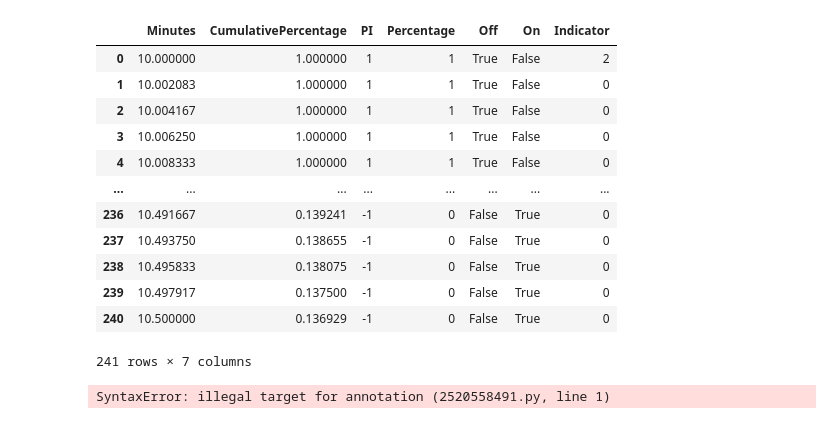
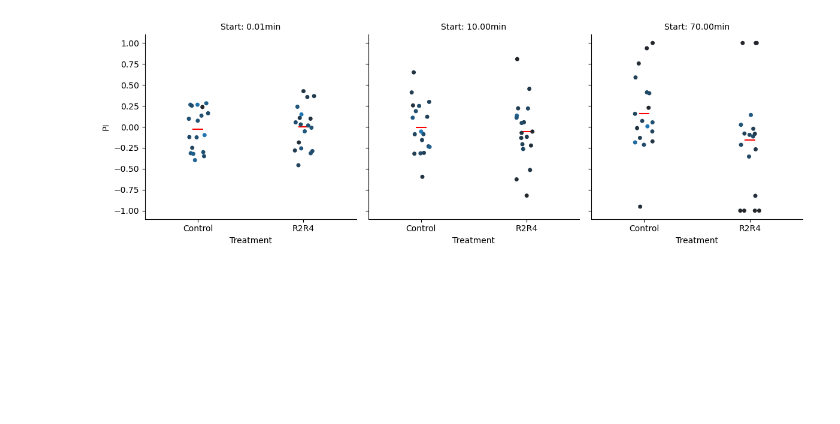
Before and after one commit to BlueFlies/PyTrackingAnalysis, a Jupyter notebook: PyTrackingTesting.ipynb, the cells around one changed output. Cells and saved outputs as stored; diff of their text form; code cells hidden in the pictures; blank space fills up the shorter version.

```diff
--- a/PyTrackingTesting.ipynb
+++ b/PyTrackingTesting.ipynb
@@ -36,22 +1,38 @@ hi
+# %%
+#%autoreload 1
+
+import importlib
+import numpy
+import pandas as pd
+import os
+import pickleshare
+import Arena
+import Tracker
+import TwoChoiceTracker
+import Parameters
+import enum
+import glob
+from natsort import natsorted
+import warnings
+
+# Suppress all warnings
+warnings.filterwarnings('ignore')
+
+#%aimport Tracker, Arena, Parameters, TwoChoiceTracker
+
+importlib.reload(Arena)
+importlib.reload(Tracker)
+importlib.reload(TwoChoiceTracker)
+importlib.reload(Parameters)
+
+p = Parameters.Parameters()
+#p.set_small_arena_values(Parameters.TrackingType.TWOCHOICETRACKER)
+p.set_movie_values(Parameters.TrackingType.TWOCHOICETRACKER,8,0.056)
+arena = Arena.Arena('MaxIRSetup',p)
 # %%
-a.first_tracker().get_pi_subset([10,10.5])
-a.first_tracker().get_cumulative_percentage([10,10.5])
+## Make Some Plots
-# %% [output]
-|  | Minutes | CumulativePercentage | PI | Percentage | Off | On | Indicator |
-| 0 | 10.000000 | 1.000000 | 1 | 1 | True | False | 2 |
-| 1 | 10.002083 | 1.000000 | 1 | 1 | True | False | 0 |
-| 2 | 10.004167 | 1.000000 | 1 | 1 | True | False | 0 |
-| 3 | 10.006250 | 1.000000 | 1 | 1 | True | False | 0 |
-| 4 | 10.008333 | 1.000000 | 1 | 1 | True | False | 0 |
-| ... | ... | ... | ... | ... | ... | ... | ... |
-| 236 | 10.491667 | 0.139241 | -1 | 0 | False | True | 0 |
-| 237 | 10.493750 | 0.138655 | -1 | 0 | False | True | 0 |
-| 238 | 10.495833 | 0.138075 | -1 | 0 | False | True | 0 |
-| 239 | 10.497917 | 0.137500 | -1 | 0 | False | True | 0 |
-| 240 | 10.500000 | 0.136929 | -1 | 0 | False | True | 0 |
-241 rows × 7 columns
 # %%
-1:10
+arena.plot_treatments_facet_twochoicetracker([10,70])
 # %% [output]
-SyntaxError: illegal target for annotation (2520558491.py, line 1)
+[figure, added]
 # %%
```
Also changed, not shown: parts of 5 cells of this notebook, 36 other files.
